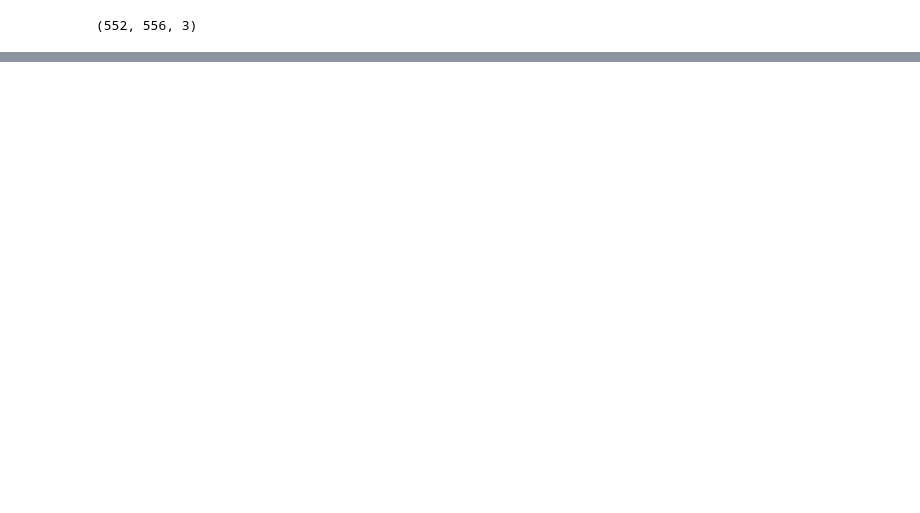
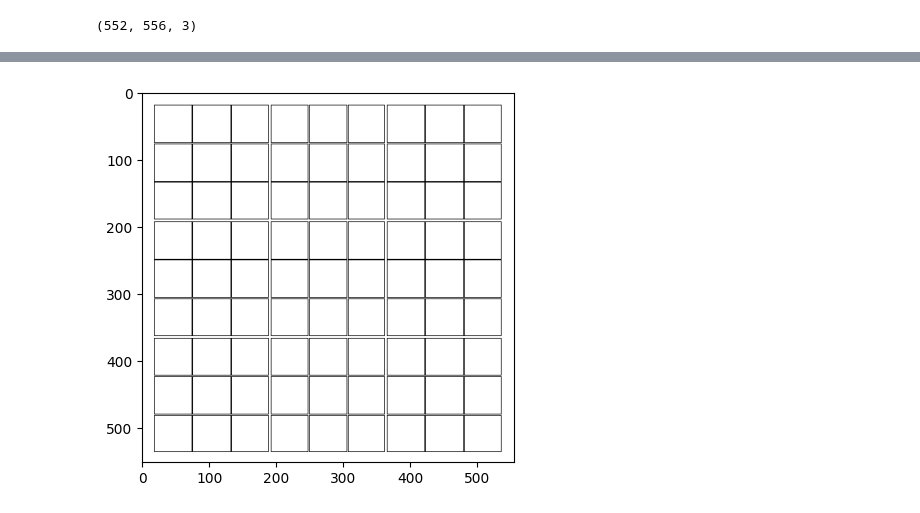
Before and after one commit to IndraneelArtham/SudokuSolver, a Jupyter notebook: SudokuSolver.ipynb, the cells around one changed output, grey strips where cells are left out. Saved outputs shown, nothing was run; the diff lists cells and outputs as text; code cells hidden in the pictures; blank space fills up the shorter version.

```diff
--- a/SudokuSolver.ipynb
+++ b/SudokuSolver.ipynb
@@ -91,0 +62,8 @@ show(corners)
+# %%
+white = np.ones((552, 556), np.uint8) * 255
+for cnt in contours:
+    x,y,w,h = cv2.boundingRect(cnt)
+    cv2.rectangle(white,(x,y),(x+w,y+h),(),1)
+show(white)
+# %% [output]
+[figure, added]
```
Also changed, not shown: parts of 17 cells of this notebook, 1 other file.
